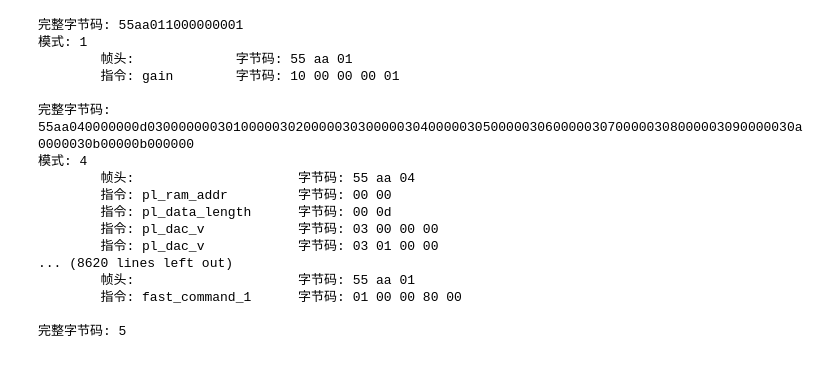
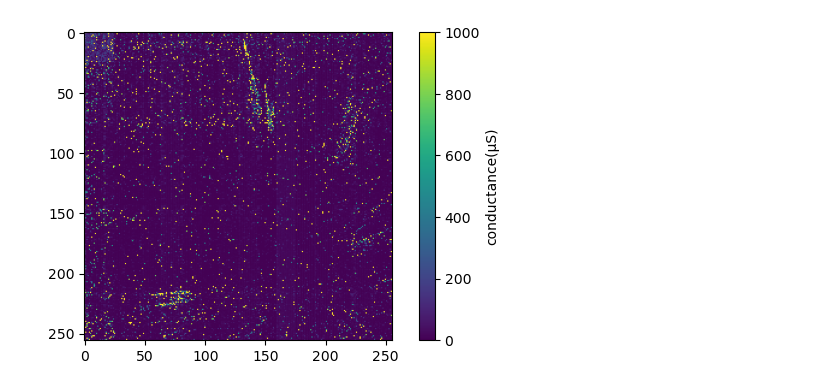
Before and after one commit to bei-meng/host_computer, a Jupyter notebook: 示例代码.ipynb, the cells around one changed output. Saved outputs shown, nothing was run; the diff lists cells and outputs as text; code cells hidden in the pictures.

```diff
--- a/示例代码.ipynb
+++ b/示例代码.ipynb
@@ -4,17 +4,7 @@ from matplotlib.colors import Normalize
 import numpy as np
 from modules import CHIP
 # 初始化操作
-chip=CHIP(local_ip="192.168.1.15",remote_ip="192.168.1.10",remote_port=7,debug=1)               # 连接硬件平台
+chip=CHIP(local_ip="192.168.1.15",remote_ip="192.168.1.10",remote_port=7)               # 连接硬件平台
 chip.set_device_cfg(deviceType=0,IsNew32=True)                                          # 配置器件设置：0表示ReRAM，1表示ECRAM
-chip.adc.set_sample_times(adc_sample_times=32)                                          # 设置ADC采样次数
-chip.adc.set_gap(adc_cs_gap=100,adc_first_gap=400,adc_last_gap=100)                     # ADC采样时序配置
-
-
-chip.adc.set_sample_times(adc_sample_times=16)
-chip.adc.set_gap(adc_cs_gap=100,adc_first_gap=1000,adc_last_gap=40)
-chip.adc.set_gain_resistor(big_resistance=10e3,small_resistance=200)
-chip.clk_manager.set_cyc(100, 100,delay3=100)
-# chip.add_compiler("./compiler/code/")
-# chip.compensation.initop("../chip_data/chip6_/pcb_203/")
-
-chip.set_cim_reset(flag1=False,flag2=0b0000_0000,flag3="",reset_ans=1)
+chip.adc.set_sample_times(adc_sample_times=4)                                           # 设置ADC采样次数
+chip.adc.set_gap(adc_cs_gap=100,adc_first_gap=200,adc_last_gap=100)                     # ADC采样时序配置
@@ -39,24 +11,13 @@ local ip: 192.168.1.15 local port: 37851
 # %%
 selected_devices = np.ones((256,256),dtype=bool)                                        # 配置需要读取的器件，True表示被选中，False表示未选中
 # 执行读操作，返回三个数据矩阵，ADC电压(V)、电导(μS)、电阻(kΩ)
-voltage, conductance, resistance = chip.read4(crossbar=selected_devices,read_voltage=0.1,tg=5,gain=1,from_row=True,sub_base=True,
+voltage, conductance, resistance = chip.read4(crossbar=selected_devices,read_voltage=0.1,tg=5,gain=1,from_row=True,sub_base=False,
                                              split_type=1, row_type=0, col_type=0)
 # 展示阵列器件的电导值
+plt.figure(figsize=(7,4))
+im = plt.imshow(conductance,norm=Normalize(vmin=0, vmax=1000))
+cbar = plt.colorbar(im)
+cbar.set_label("conductance(μS)")
+plt.show()
 # %% [output]
-完整字节码: 55aa011000000001
-模式: 1
-        帧头:             字节码: 55 aa 01
-        指令: gain        字节码: 10 00 00 00 01
-
-完整字节码: 55aa040000000d03000000030100000302000003030000030400000305000003060000030700000308000003090000030a0000030b00000b000000
-模式: 4
-        帧头:                     字节码: 55 aa 04
-        指令: pl_ram_addr         字节码: 00 00
-        指令: pl_data_length      字节码: 00 0d
-        指令: pl_dac_v            字节码: 03 00 00 00
-        指令: pl_dac_v            字节码: 03 01 00 00
-... (8620 lines left out)
-        帧头:                     字节码: 55 aa 01
-        指令: fast_command_1      字节码: 01 00 00 80 00
-
-完整字节码: 5
+[figure, added]
```
Also changed, not shown: parts of 2 cells of this notebook, 14 other files.
